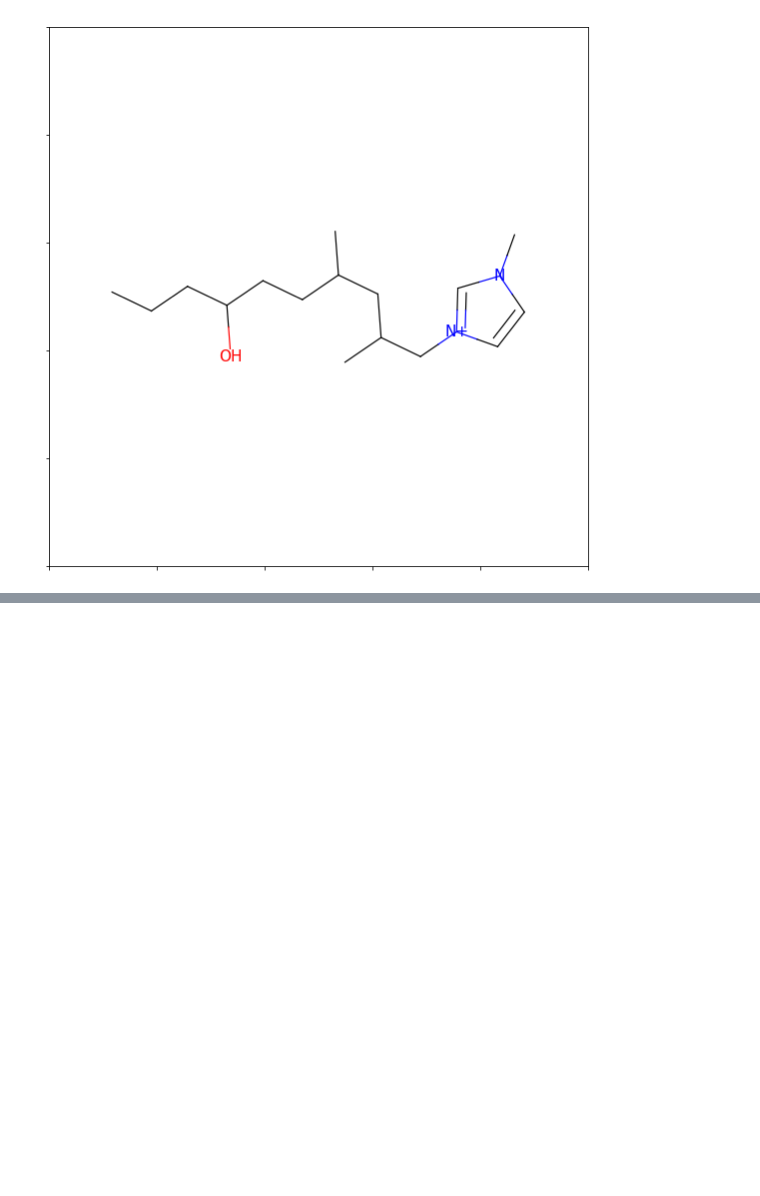
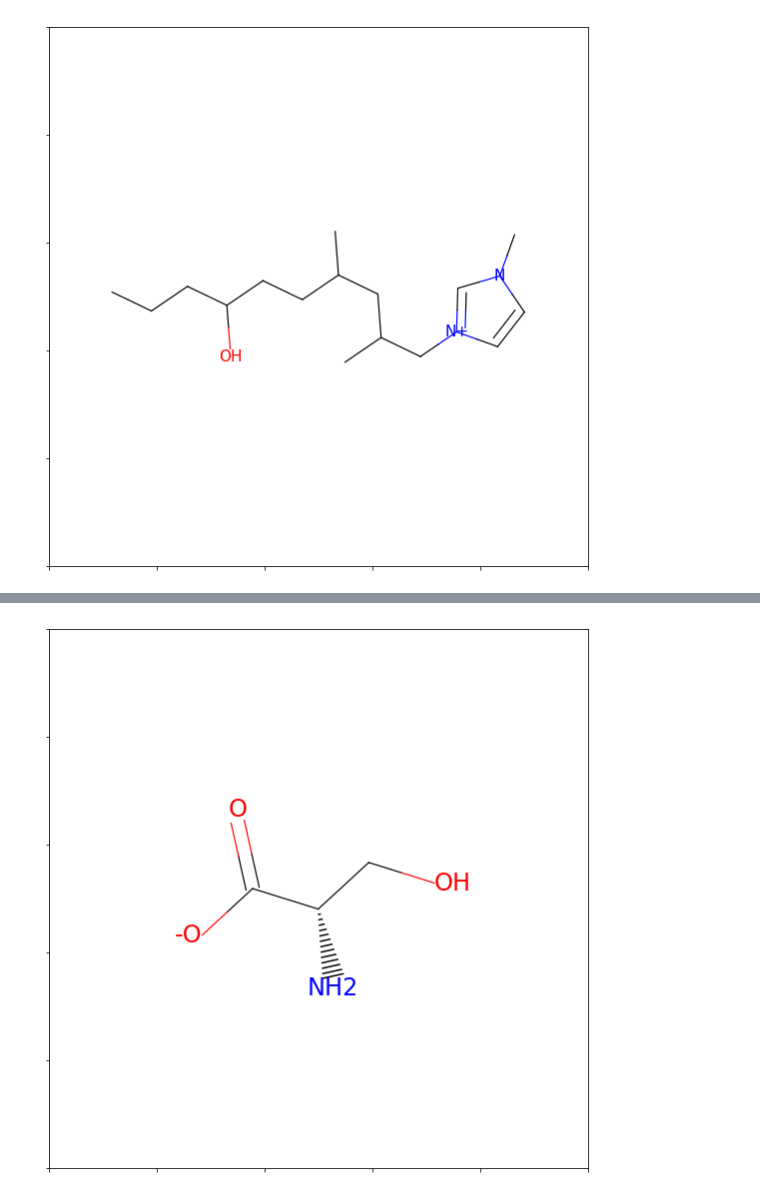
Before and after one commit to wesleybeckner/gains, a Jupyter notebook: examples/eScienceChalkTalk_GAINS.ipynb, the cells around one changed output, grey strips where cells are left out. Drawn from its saved outputs; the diff is of its cells as text; code cells hidden in the pictures; blank space fills up the shorter version.

```diff
--- a/examples/eScienceChalkTalk_GAINS.ipynb
+++ b/examples/eScienceChalkTalk_GAINS.ipynb
@@ -161,0 +164,83 @@ within 1% of target density: 874 (kg/m)
+# %%
+def guess_password(target):
+    startTime = datetime.datetime.now()
+
+    def fnGetFitness(genes):
+        return get_fitness(anion, genes, target)
+
+    def fnDisplay(candidate, mutation):
+        display(candidate, mutation, startTime)
+
+    def fnShowIon(genes, target, mutation_attempts):
+        show_ion(genes, target, mutation_attempts)
+
+    optimalFitness = 0.99
+    best = genetic.get_best(fnGetFitness,\
+        optimalFitness, geneSet, fnDisplay,\
+                    fnShowIon, target, parent_candidates)
+    return best
+
+def display(candidate, mutation, startTime):
+    timeDiff = datetime.datetime.now() - startTime
+    print("{}\t{}\t{}".format(
+    candidate.Genes, candidate.Fitness, mutation))
+
+def get_fitness(anion, genes, target):
+    cation = Chem.MolFromSmiles(genes)
+    model = genetic.load_data("density_nn_model.sav", pickleFile=True)
+    deslist = genetic.load_data("density_nn_model_descriptors.csv")
+    feature_vector = []
+
+    for item in deslist:
+
+        if "anion" in item:
+            with genetic.suppress_stdout_stderr():
+                feature_vector.append(calculator([item.partition('-')\
+                    [0]]).CalcDescriptors(anion)[0])
+        elif "cation" in item:
+            with genetic.suppress_stdout_stderr():
+                feature_vector.append(calculator([item.partition('-')\
+                [0]]).CalcDescriptors(cation)[0])
+        elif "Temperature_K" in item:
+            feature_vector.append(298.15)
+        elif "Pressure_kPa" in item:
+            feature_vector.append(101.325)
+        else:
+            print("unknown descriptor in list: %s" % item)
+    features_normalized = (feature_vector-deslist.iloc[0].values)/deslist.iloc[1].values
+    prediction = exp(model.predict(np.array(features_normalized).reshape(1,-1))[0])
+    error = abs((prediction-target)/target)
+
+    return 1-error
+
+def show_ion(genes, target, mutation_attempts):
+    print("{}\t{}".format("mutation attempts: ", mutation_attempts))
+    print("within 1%% of target density: %s (kg/m) " % target)
+
+
+geneSet = genetic.generate_geneset()
+
+df = genetic.load_data("cationInfo.csv")
+df = df.loc[df["name"].str.contains("imid", case=False)]
+df = df.loc[~df["name"].str.contains("phenyl", case=False)]
+df = df.loc[~df["name"].str.contains("benzyl", case=False)]
+df = df.loc[~df["name"].str.contains("azido", case=False)]
+df = df.loc[~df["name"].str.contains("cyan", case=False)]
+df = df.loc[~df["name"].str.contains("benz", case=False)]
+df = df.loc[~df["name"].str.contains("cyclo", case=False)]
+df = df.loc[~df["name"].str.contains("sulf", case=False)]
+df = df.loc[~df["name"].str.contains("azepinium", case=False)]
+parent_candidates = df['smiles'].unique()
+
+
+df = genetic.load_data("anionInfo.csv")
+df = df['smiles'].unique()
+ohPickMe = random.sample(range(df.shape[0]),1)
+anion = Chem.MolFromSmiles(df[ohPickMe[0]])
+print(df[ohPickMe[0]])
+img = Draw.MolToMPL(anion)
+target = random.sample(range(800,1500),1)[0]
+print(target)
+best = guess_password(target)
+img = Draw.MolToMPL(best.Mol)
+# %% [output]
@@ -161,0 +262 @@ within 1% of target density: 874 (kg/m)
+[figure, added]
```
Also changed, not shown: parts of 5 cells of this notebook.
